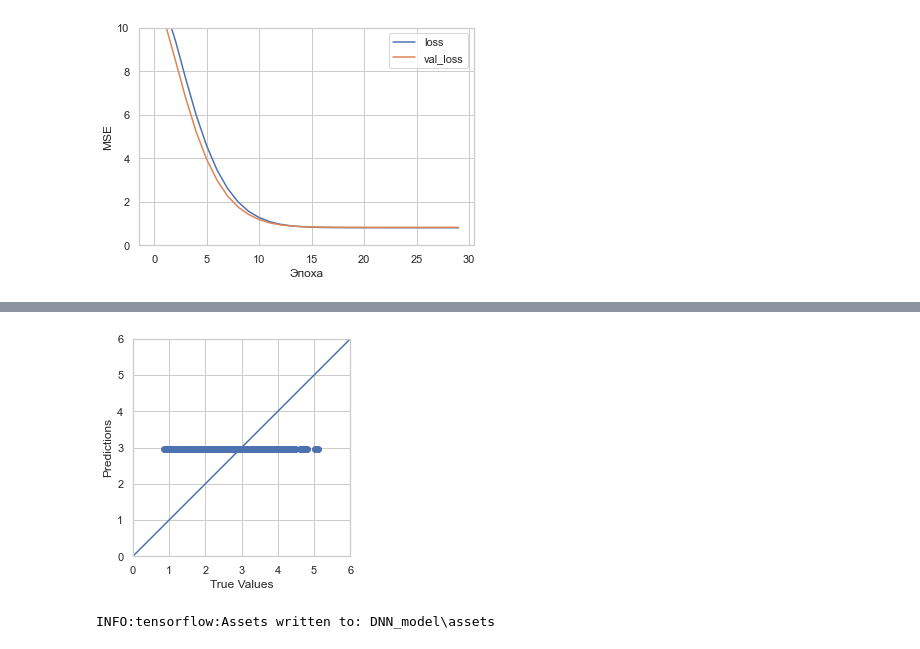
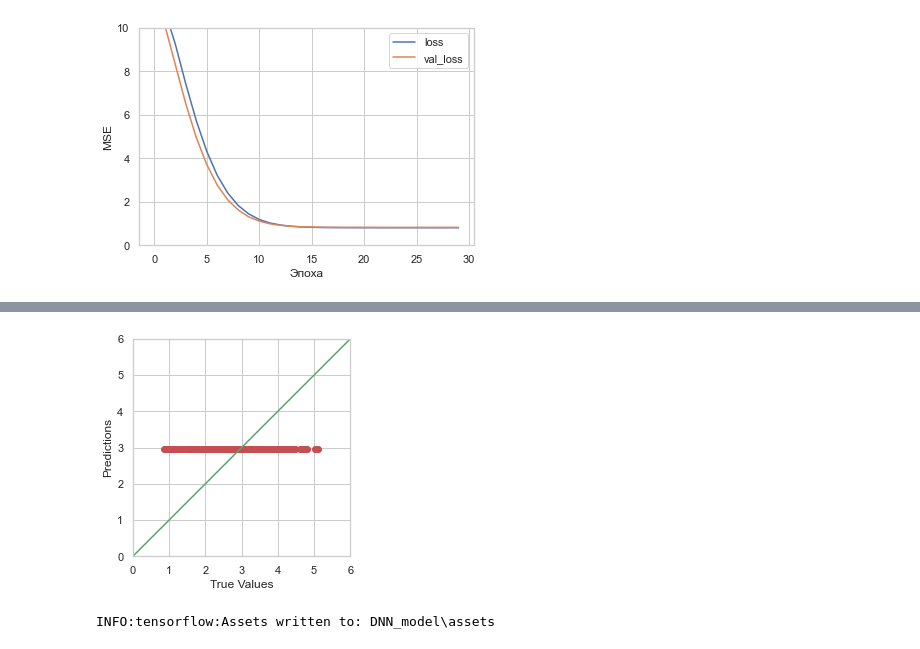
Before and after one commit to HoAndre/FQW, a Jupyter notebook: FQW.ipynb, the cells around one changed output, grey strips where cells are left out. Cells and saved outputs as stored; diff of their text form; code cells hidden in the pictures.

```diff
--- a/FQW.ipynb
+++ b/FQW.ipynb
@@ -326,6 +328,7 @@ for col in Y.columns:
     print('Коэффициент детерминации обучающей выборки:', metrics.r2_score(y_train, train_prediction))
     print('Коэффициент детерминации тестовой выборки:', metrics.r2_score(y_test, test_prediction), '\n')
     df_metrics_RFR=df_metrics_RFR.append({'RandomForestRegressor (r2_train)':metrics.r2_score(y_train, train_prediction),
-                                          'RandomForestRegressor (r2_test)':metrics.r2_score(y_test, test_prediction)}, ignore_index=True)
+                                          'RandomForestRegressor (r2_test)':metrics.r2_score(y_test, test_prediction)},
+                                         ignore_index=True)
 # %% [output]
 Модуль упругости при растяжении, ГПа
@@ -340,7 +343,7 @@ for col in Y.columns:
 # %%
 from sklearn.model_selection import GridSearchCV
 grid_param={'n_estimators': range(100,500,100), 'max_features': ['auto', 'sqrt', 'log2'], 'max_depth' : [4,5,6]}
-GSCV=GridSearchCV(RFR, grid_param, scoring='r2', cv=5, n_jobs=-1)
+GSCV=GridSearchCV(RFR, grid_param, scoring='r2', cv=10, n_jobs=-1)
 df_metrics_RFRGSCV=pd.DataFrame()
 for col in Y.columns:
     X_train, X_test, y_train, y_test=train_test_split(X, Y[col], test_size=0.3, random_state=92)
@@ -381,7 +384,8 @@ for col in Y.columns:
     print('Коэффициент детерминации обучающей выборки:', metrics.r2_score(y_train, train_prediction))
     print('Коэффициент детерминации тестовой выборки:', metrics.r2_score(y_test, test_prediction), '\n')
     df_metrics_KNN=df_metrics_KNN.append({'KNeighborsRegressor (r2_train)':metrics.r2_score(y_train, train_prediction),
-                                          'KNeighborsRegressor (r2_test)':metrics.r2_score(y_test, test_prediction)}, ignore_index=True)
+                                          'KNeighborsRegressor (r2_test)':metrics.r2_score(y_test, test_prediction)},
+                                         ignore_index=True)
 # %% [output]
 Модуль упругости при растяжении, ГПа
 Коэффициент детерминации обучающей выборки: 0.19630926673080962
@@ -394,7 +398,7 @@ for col in Y.columns:
 #### Поиск по сетке метода ближайших соседей:
 # %%
 grid_param={'n_neighbors': range(2,500)}
-GSCV=GridSearchCV(KNN, grid_param, scoring='r2', cv=5, n_jobs=-1)
+GSCV=GridSearchCV(KNN, grid_param, scoring='r2', cv=10, n_jobs=-1)
 df_metrics_KNNGSCV=pd.DataFrame()
 for col in Y.columns:
     X_train, X_test, y_train, y_test=train_test_split(X, Y[col], test_size=0.3, random_state=92)
@@ -560,14 +564,14 @@ print('Коэффициент детерминации тестовой выбо
 # %%
 a=plt.axes(aspect='equal')
-plt.scatter(y_test, test_prediction)
+plt.scatter(y_test, test_prediction, color='r')
 plt.xlabel('True Values')
 plt.ylabel('Predictions')
 lims=[0, 6]
 plt.xlim(lims)
 plt.ylim(lims)
-_=plt.plot(lims, lims)
+_=plt.plot(lims, lims, color='g')
 # %% [output]
-[figure, old version]
+[figure, new version]
 # %%
 DNN_model.save('DNN_model')
 # %% [output]
```
Also changed, not shown: parts of 14 cells of this notebook, 5 other files.
